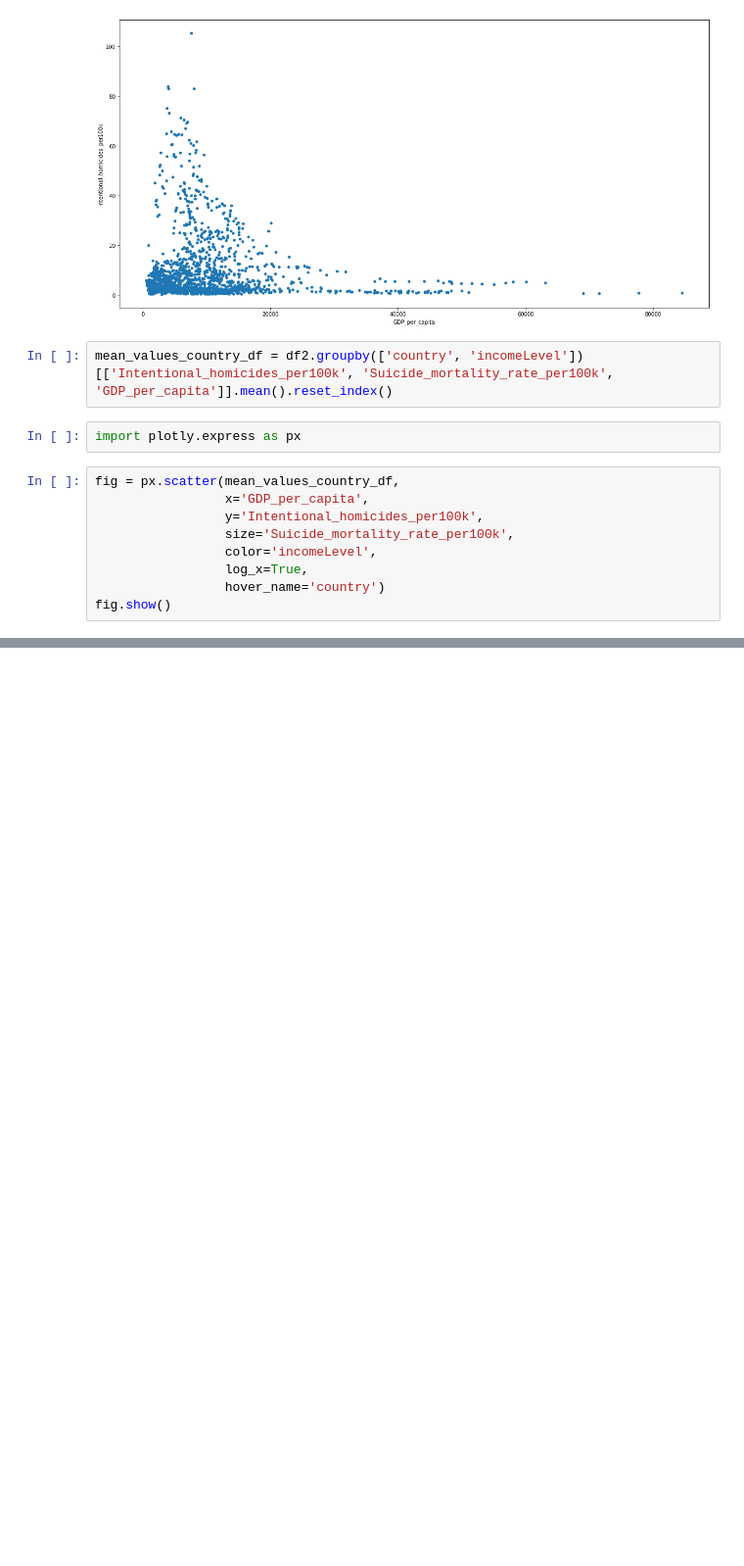
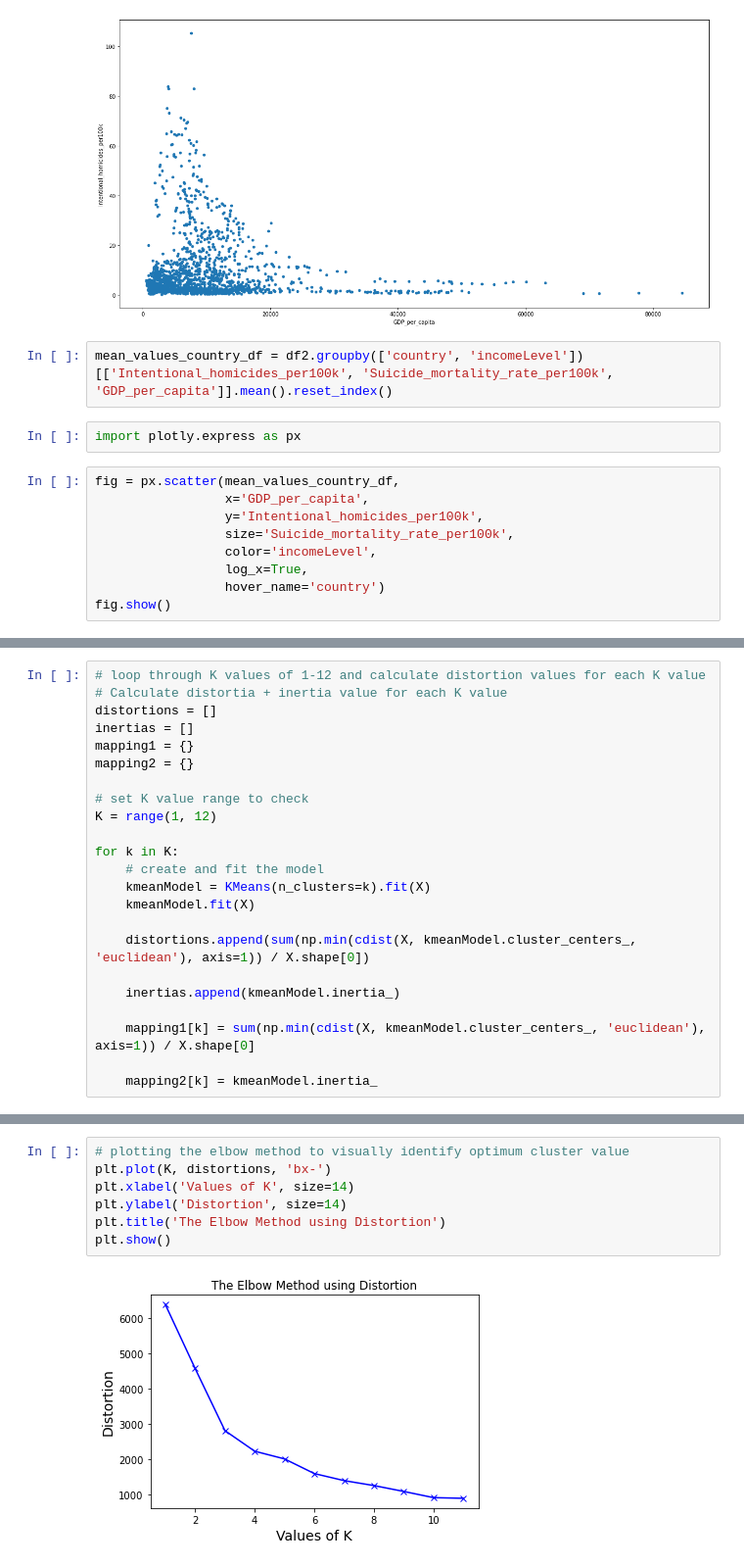
Before and after one commit to MohammedAlghazi17/Data-Mining-, a Jupyter notebook: BSHC4_Group_Project.ipynb, the cells around one changed output, grey strips where cells are left out. Shown at 98% size. Drawn from its saved outputs; the diff is of its cells as text; blank space fills up the shorter version.

```diff
--- a/BSHC4_Group_Project.ipynb
+++ b/BSHC4_Group_Project.ipynb
@@ -621,0 +774,23 @@ fig.show()
+# %%
+# loop through K values of 1-12 and calculate distortion values for each K value
+# Calculate distortia + inertia value for each K value
+distortions = []
+inertias = []
+mapping1 = {}
+mapping2 = {}
+
+# set K value range to check
+K = range(1, 12)
+
+for k in K:
+    # create and fit the model
+    kmeanModel = KMeans(n_clusters=k).fit(X)
+    kmeanModel.fit(X)
+
+    distortions.append(sum(np.min(cdist(X, kmeanModel.cluster_centers_, 'euclidean'), axis=1)) / X.shape[0])
+
+    inertias.append(kmeanModel.inertia_)
+
+    mapping1[k] = sum(np.min(cdist(X, kmeanModel.cluster_centers_, 'euclidean'), axis=1)) / X.shape[0]
+
+    mapping2[k] = kmeanModel.inertia_
@@ -621,0 +813,9 @@ fig.show()
+# %%
+# plotting the elbow method to visually identify optimum cluster value
+plt.plot(K, distortions, 'bx-')
+plt.xlabel('Values of K', size=14)
+plt.ylabel('Distortion', size=14)
+plt.title('The Elbow Method using Distortion')
+plt.show()
+# %% [output]
+[figure, added]
```
Also changed, not shown: parts of 43 cells of this notebook, 9 other files.
